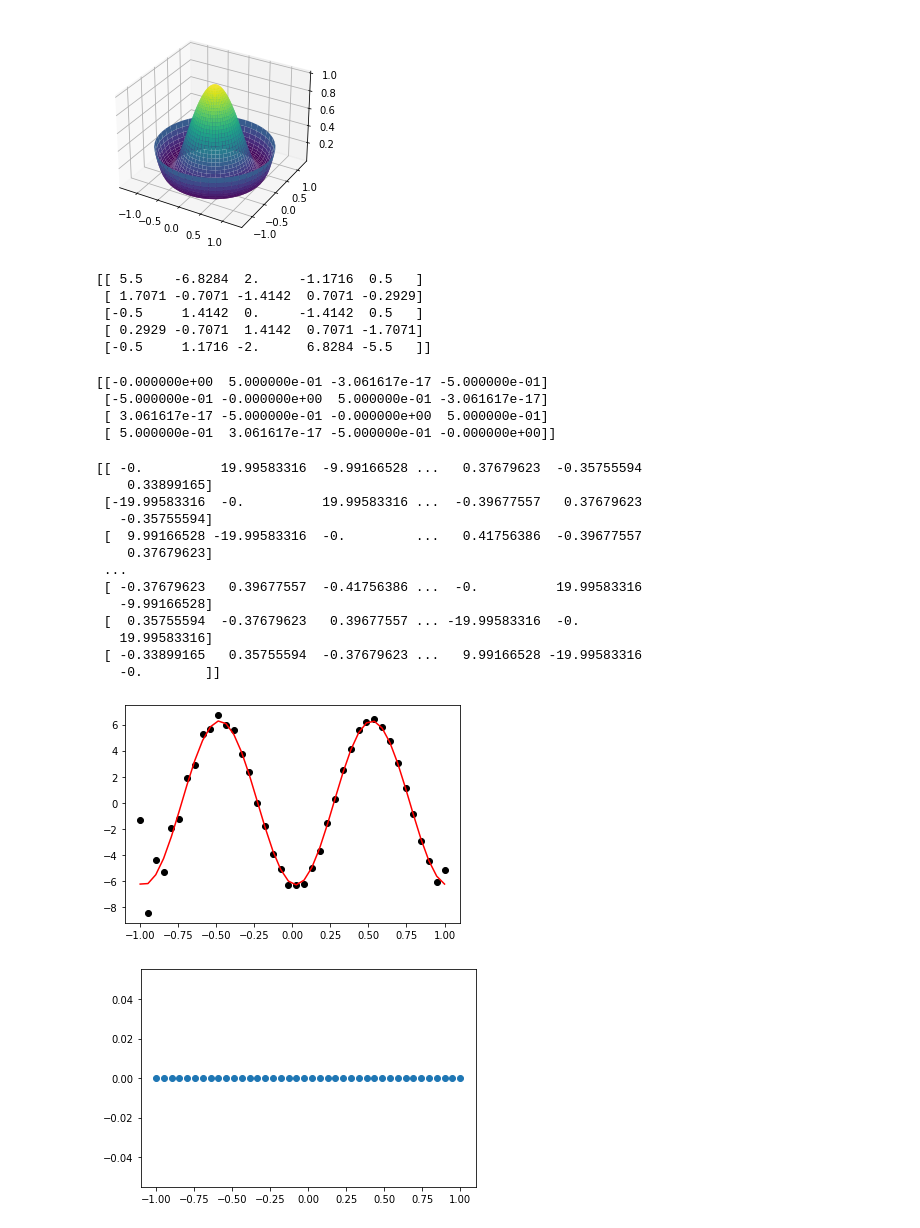
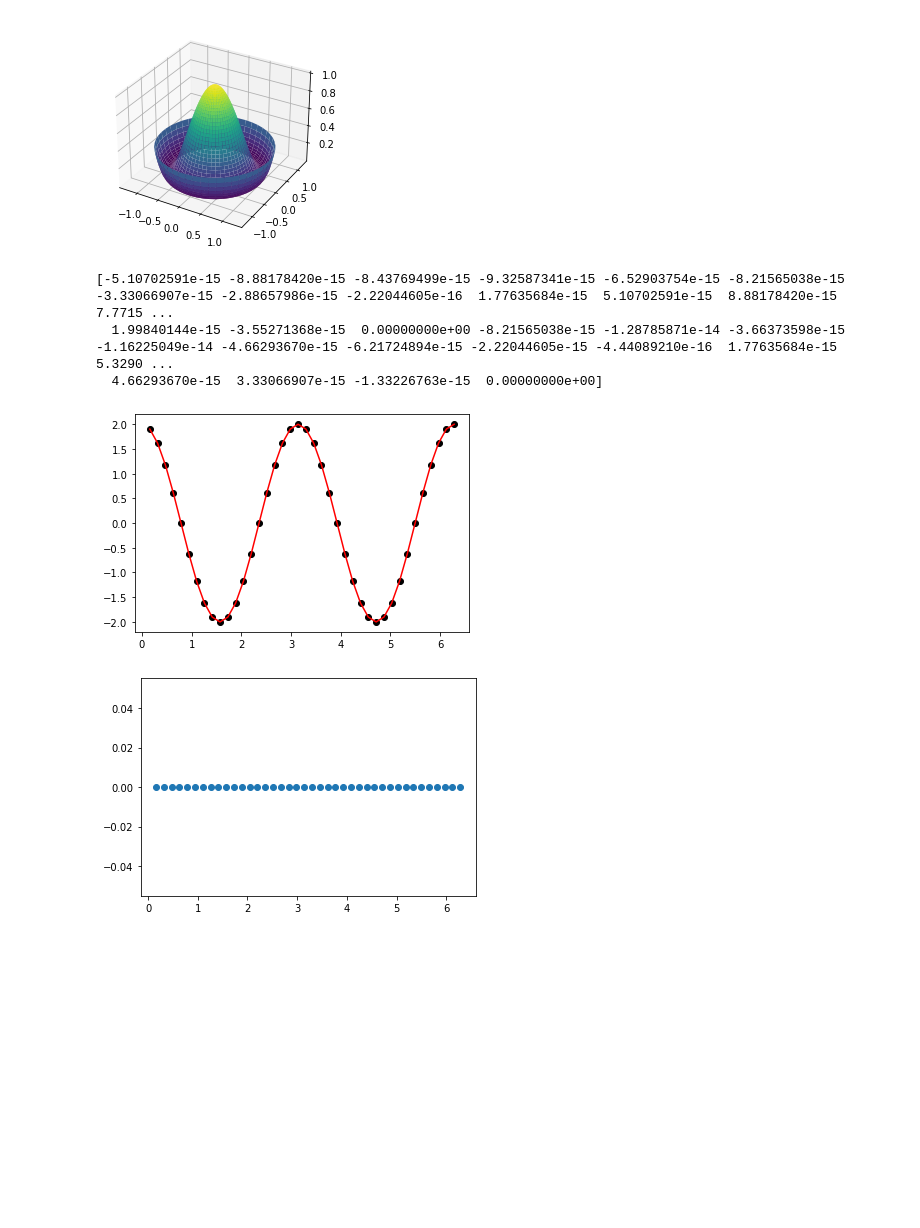
Before and after one commit to KsymenaPoradzisz/General_Relativity, a Jupyter notebook: test.ipynb, the cells around one changed output. Drawn from its saved outputs; the diff is of its cells as text; code cells hidden in the pictures; blank space fills up the shorter version.

```diff
--- a/test.ipynb
+++ b/test.ipynb
@@ -80,78 +82,36 @@ ax.plot_surface(X, Y, Z, cmap="viridis")
 plt.show()
 # %% [output]
 [figure]
-# %%
-dx = Div.DR(5)
-
-print(dx)
-print()
-# %% [output]
-[[ 5.5    -6.8284  2.     -1.1716  0.5   ]
- [ 1.7071 -0.7071 -1.4142  0.7071 -0.2929]
- [-0.5     1.4142  0.     -1.4142  0.5   ]
- [ 0.2929 -0.7071  1.4142  0.7071 -1.7071]
- [-0.5     1.1716 -2.      6.8284 -5.5   ]]
-# %%
-N = 4
-interval_length = 2*np.pi
-
-h = interval_length / N
-arr = ((-1)**np.arange(1, N))
-col = 0.5 * arr / np.tan(np.arange(1, N) * h/2)
-col = np.insert(col, 0, 0)
-# print(col)
-
-matrix = toeplitz(col)
-for i in range(N):
-    for j in range(i, N):
-        matrix[i, j] = -1*matrix[j, i]
-
-print(matrix)
-# %% [output]
-[[-0.000000e+00  5.000000e-01 -3.061617e-17 -5.000000e-01]
- [-5.000000e-01 -0.000000e+00  5.000000e-01 -3.061617e-17]
- [ 3.061617e-17 -5.000000e-01 -0.000000e+00  5.000000e-01]
- [ 5.000000e-01  3.061617e-17 -5.000000e-01 -0.000000e+00]]
 # %%
 def sin(x, a, b, c, d):
-    return a * np.sin(b*np.pi*x + c)
+    return a * np.sin(b*x + c)
 
 def sinDiv(x, a, b, c, d):
-    return a*b*np.pi * np.cos(b*np.pi*x + c)
+    return a*b * np.cos(b*x + c)
 
 N = 40
 x = Ch.Grid(N, mode='uni').grid
-D = Div.DTheta(N, interval_length=2).matrix
+D = Div.DTheta(N).matrix
 # x = Ch.Grid(N, mode='cheb').grid
 # D = Div.DR(N).matrix
 
-print(D)
-a, b, c, d = 1, 2, 3, 4
+a, b, c, d = 1, 2, 0, 4
 
 ydata = [sin(i, a, b, c, d) for i in x]   # 3rd degree polynomial values
 yRef = [sinDiv(i, a, b, c, d) for i in x] # true derivative
-yD = D @ ydata                              # spectral derivative
+yD = D.dot(ydata)                            # spectral derivative
 
+print(yD - yRef)
 
 plt.plot(x, yRef, 'r')
 plt.scatter(x, yD, c='black')
 plt.show()
 
 plt.scatter(x, [0 for i in range(N)])
 plt.show()
 # %% [output]
-[[ -0.          19.99583316  -9.99166528 ...   0.37679623  -0.35755594
-    0.33899165]
- [-19.99583316  -0.          19.99583316 ...  -0.39677557   0.37679623
-   -0.35755594]
- [  9.99166528 -19.99583316  -0.         ...   0.41756386  -0.39677557
-    0.37679623]
- ...
- [ -0.37679623   0.39677557  -0.41756386 ...  -0.          19.99583316
-   -9.99166528]
- [  0.35755594  -0.37679623   0.39677557 ... -19.99583316  -0.
-   19.99583316]
- [ -0.33899165   0.35755594  -0.37679623 ...   9.99166528 -19.99583316
-   -0.        ]]
+[-5.10702591e-15 -8.88178420e-15 -8.43769499e-15 -9.32587341e-15 -6.52903754e-15 -8.21565038e-15 -3.33066907e-15 -2.88657986e-15 -2.22044605e-16  1.77635684e-15  5.10702591e-15  8.88178420e-15  7.7715 ...
+  1.99840144e-15 -3.55271368e-15  0.00000000e+00 -8.21565038e-15 -1.28785871e-14 -3.66373598e-15 -1.16225049e-14 -4.66293670e-15 -6.21724894e-15 -2.22044605e-15 -4.44089210e-16  1.77635684e-15  5.3290 ...
+  4.66293670e-15  3.33066907e-15 -1.33226763e-15  0.00000000e+00]
-[figure, old version]
+[figure, new version]
-[figure, old version]
+[figure, new version]
```
Also changed, not shown: parts of 3 cells of this notebook, 2 other files.
